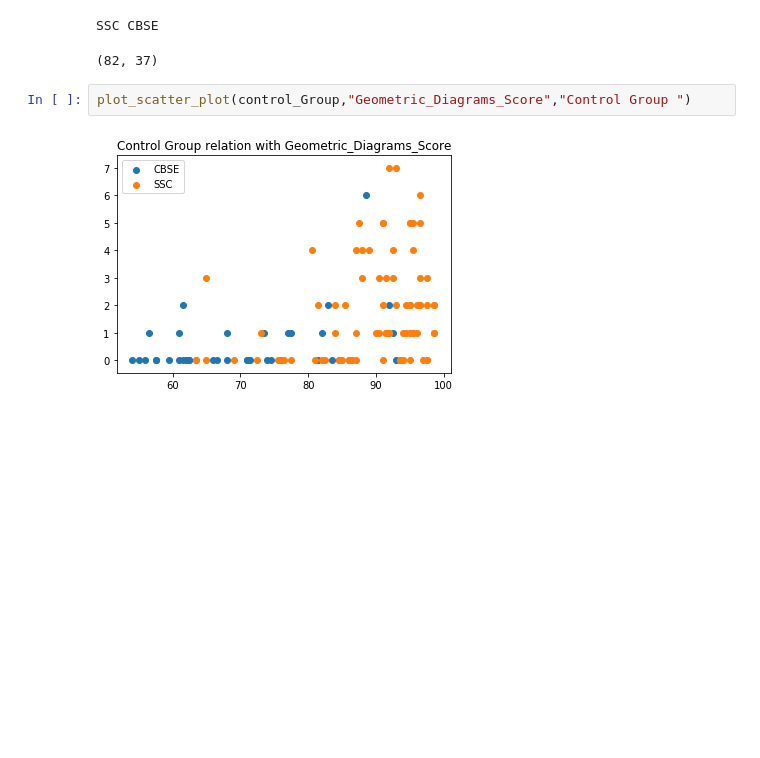
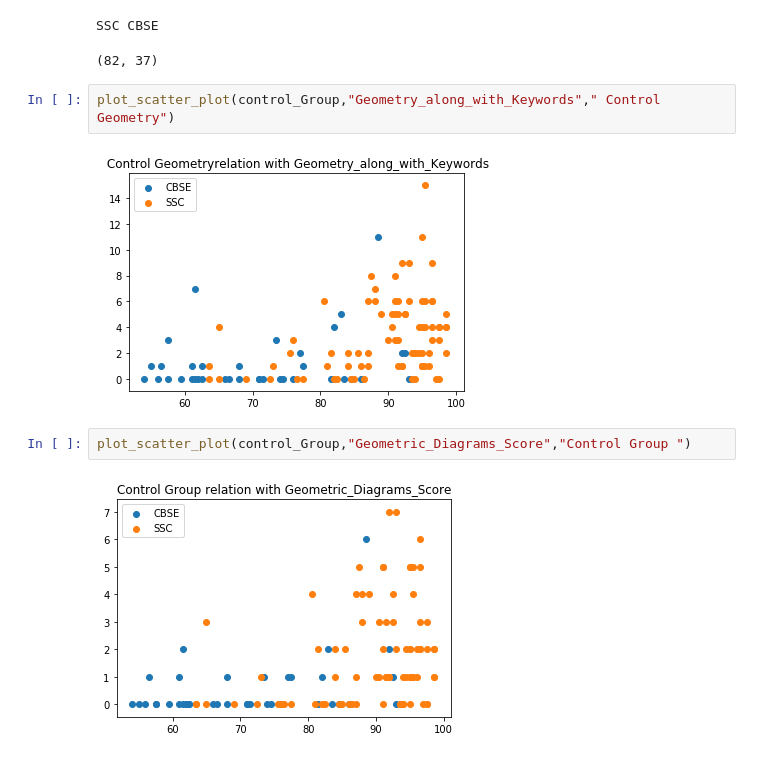
Before and after one commit to karnamdpdurga/Vector_Study_Analysis, a Jupyter notebook: corelation_analysis.ipynb, the cells around one changed output. Drawn from its saved outputs; the diff is of its cells as text; blank space fills up the shorter version.

```diff
--- a/corelation_analysis.ipynb
+++ b/corelation_analysis.ipynb
@@ -72,6 +72,10 @@ print("SSC","CBSE")
 # %% [output]
 SSC CBSE
 (82, 37)
+# %%
+plot_scatter_plot(control_Group,"Geometry_along_with_Keywords"," Control Geometry")
+# %% [output]
+[figure, added]
 # %%
 plot_scatter_plot(control_Group,"Geometric_Diagrams_Score","Control Group ")
 # %% [output]
```
Also changed, not shown: parts of 10 cells of this notebook, 1 other file.
